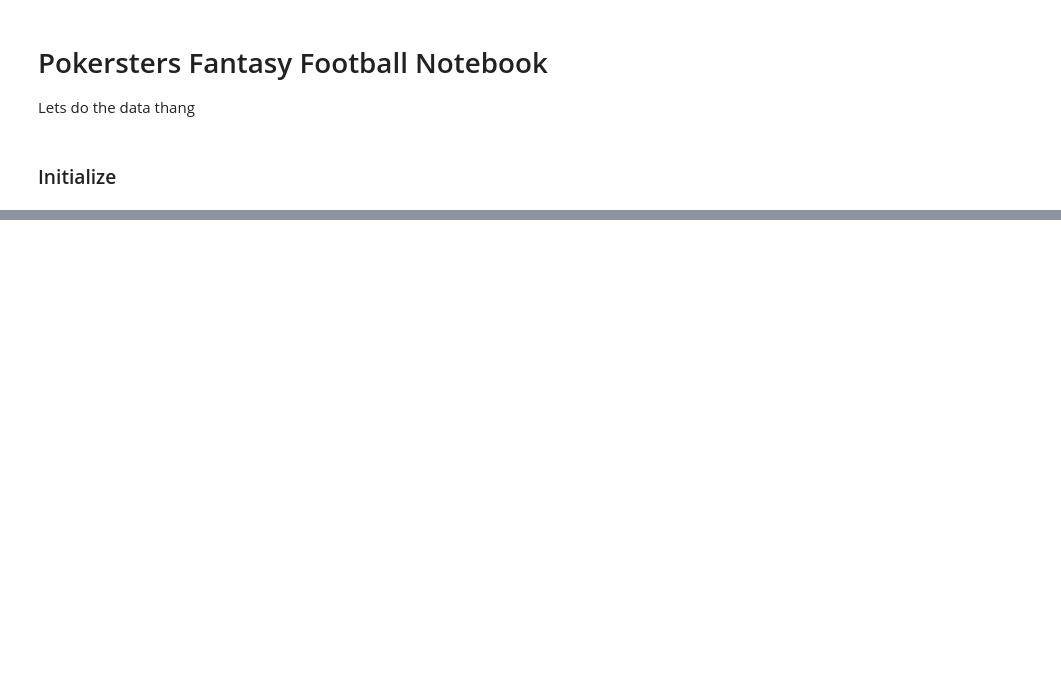
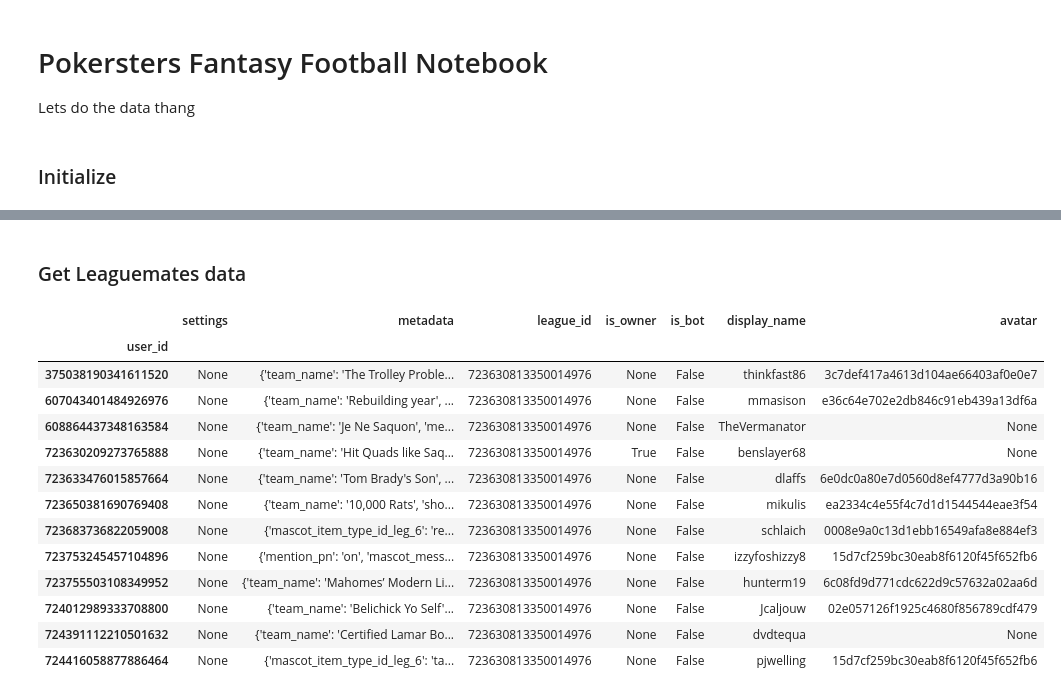
Before and after one commit to atran39/PokerstersFF, a Jupyter notebook: PokerstersFF.ipynb, the cells around one changed output, grey strips where cells are left out. Cells and saved outputs as stored; diff of their text form; code cells hidden in the pictures; blank space fills up the shorter version.

```diff
--- a/PokerstersFF.ipynb
+++ b/PokerstersFF.ipynb
@@ -28,0 +6,14 @@ league.get_league()
+# %%
+from sleeper_wrapper import League, Stats, Players
+import pandas as pd
+import numpy as np
+import io
+import csv
+import re
+import pickle
+
+league_id = 723630813350014976
+league = League(league_id)
+players = Players()
+players_df = pd.read_pickle('sleeper_players.pkl')
+ffa_proj_df = pd.read_pickle("./ffa_proj.pkl")
@@ -28,0 +54,22 @@ league.get_league()
+# %% [markdown]
+### Get Leaguemates data
+# %%
+users = league.get_users()
+users_df = pd.DataFrame(users)
+users_df = users_df.set_index(users_df.columns[0])
+users_df
+# %% [output]
+|  | settings | metadata | league_id | is_owner | is_bot | display_name | avatar |
+| user_id |  |  |  |  |  |  |  |
+| 375038190341611520 | None | {'team_name': 'The Trolley Proble... | 723630813350014976 | None | False | thinkfast86 | 3c7def417a4613d104ae66403af0e0e7 |
+| 607043401484926976 | None | {'team_name': 'Rebuilding year', ... | 723630813350014976 | None | False | mmasison | e36c64e702e2db846c91eb439a13df6a |
+| 608864437348163584 | None | {'team_name': 'Je Ne Saquon', 'me... | 723630813350014976 | None | False | TheVermanator | None |
+| 723630209273765888 | None | {'team_name': 'Hit Quads like Saq... | 723630813350014976 | True | False | benslayer68 | None |
+| 723633476015857664 | None | {'team_name': 'Tom Brady's Son', ... | 723630813350014976 | None | False | dlaffs | 6e0dc0a80e7d0560d8ef4777d3a90b16 |
+| 723650381690769408 | None | {'team_name': '10,000 Rats', 'sho... | 723630813350014976 | None | False | mikulis | ea2334c4e55f4c7d1d1544544eae3f54 |
+| 723683736822059008 | None | {'mascot_item_type_id_leg_6': 're... | 723630813350014976 | None | False | schlaich | 0008e9a0c13d1ebb16549afa8e884ef3 |
+| 723753245457104896 | None | {'mention_pn': 'on', 'mascot_mess... | 723630813350014976 | None | False | izzyfoshizzy8 | 15d7cf259bc30eab8f6120f45f652fb6 |
+| 723755503108349952 | None | {'team_name': 'Mahomes’ Modern Li... | 723630813350014976 | None | False | hunterm19 | 6c08fd9d771cdc622d9c57632a02aa6d |
+| 724012989333708800 | None | {'team_name': 'Belichick Yo Self'... | 723630813350014976 | None | False | Jcaljouw | 02e057126f1925c4680f856789cdf479 |
+| 724391112210501632 | None | {'team_name': 'Certified Lamar Bo... | 723630813350014976 | None | False | dvdtequa | None |
+| 724416058877886464 | None | {'mascot_item_type_id_leg_6': 'ta... | 723630813350014976 | None | False | pjwelling | 15d7cf259bc30eab8f6120f45f652fb6 |
```
Also changed, not shown: parts of 13 cells of this notebook, 9 other files.
